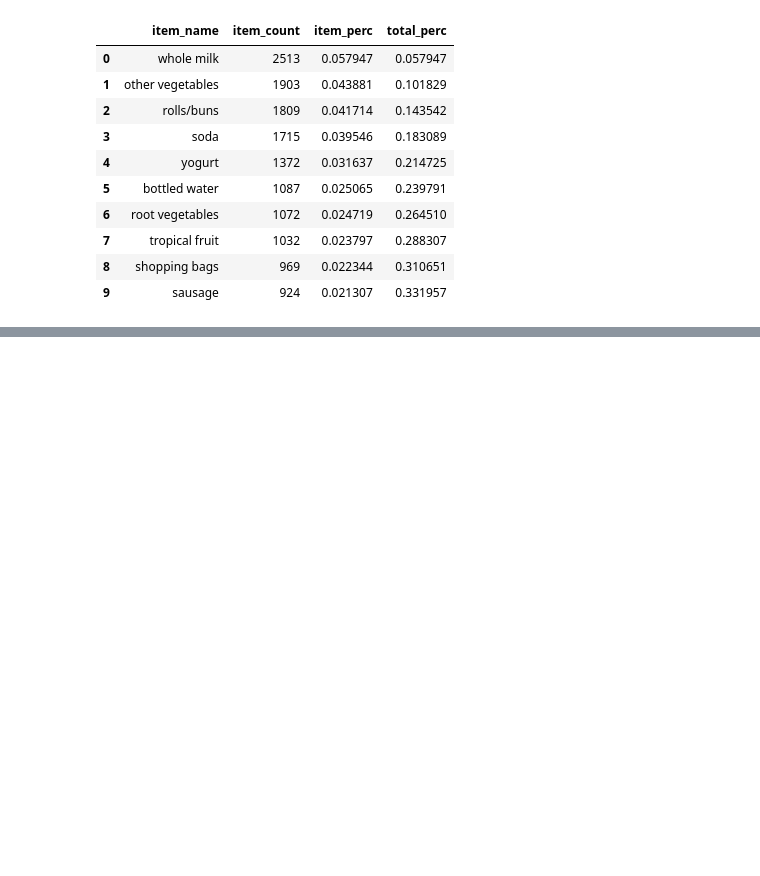
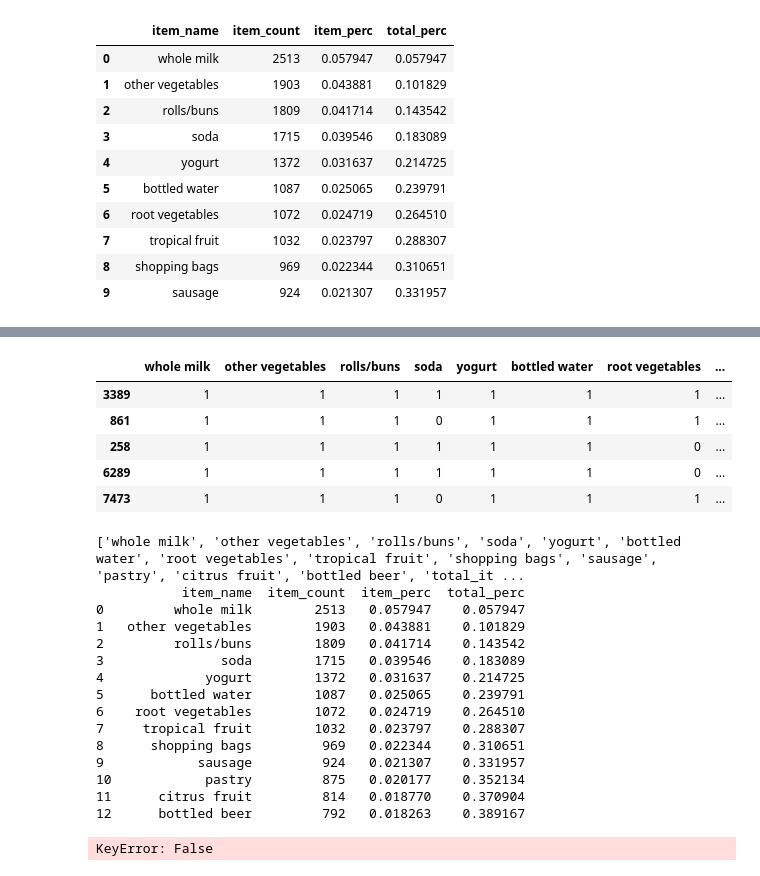
Before and after one commit to dongtv2/VTC_PYTHON_04, a Jupyter notebook: Labs/Lesson 03 - Problem Solving Cross and Up Selling.ipynb, the cells around one changed output, grey strips where cells are left out. Cells and saved outputs as stored; diff of their text form; code cells hidden in the pictures; blank space fills up the shorter version.

```diff
--- a/Labs/Lesson 03 - Problem Solving Cross and Up Selling.ipynb
+++ b/Labs/Lesson 03 - Problem Solving Cross and Up Selling.ipynb
@@ -102,0 +128,52 @@ item_summary_df.head(10)
+# %%
+# Prune Dataset for frequently purchased items
+input_df=grocery_df.copy()
+length_trans=2 # Nếu khách hàng nào mua 1 sản phẩm đóng góp vào 40 % doanh thu
+total_sales_perc=0.4
+
+item_count = input_df.sum().sort_values(ascending = False).reset_index()
+total_items = sum(input_df.sum().sort_values(ascending = False))
+item_count.rename(columns={item_count.columns[0]:'item_name',item_count.columns[1]:'item_count'}, inplace=True)
+item_count['item_perc'] = item_count['item_count']/total_items
+item_count['total_perc'] = item_count.item_perc.cumsum()
+# %%
+total_sales_perc=0.4
+selected_items = list(item_count[item_count.total_perc < total_sales_perc].item_name)
+input_df['total_items'] = input_df[selected_items].sum(axis = 1) # sum (axis = 1 ) tính tổng theo hàng ngang
+input_df = input_df[input_df.total_items >= length_trans] # Nếu khách hàng nào mua 1 sản phẩm đóng góp vào 40 % doanh thu bỏ, tính khách hàng mua từ 2 SPN
+# %%
+output_df = input_df[selected_items +["total_items"]]
+item_counts = item_count[item_count.total_perc < total_sales_perc]
+output_df = output_df.sort_values(by = "total_items", ascending= False)
+# %%
+display(output_df.head())
+print(list(output_df.columns))
+print(item_counts)
+# %% [output]
+|  | whole milk | other vegetables | rolls/buns | soda | yogurt | bottled water | root vegetables | ... |
+| 3389 | 1 | 1 | 1 | 1 | 1 | 1 | 1 | ... |
+| 861 | 1 | 1 | 1 | 0 | 1 | 1 | 1 | ... |
+| 258 | 1 | 1 | 1 | 1 | 1 | 1 | 0 | ... |
+| 6289 | 1 | 1 | 1 | 1 | 1 | 1 | 0 | ... |
+| 7473 | 1 | 1 | 1 | 0 | 1 | 1 | 1 | ... |
+['whole milk', 'other vegetables', 'rolls/buns', 'soda', 'yogurt', 'bottled water', 'root vegetables', 'tropical fruit', 'shopping bags', 'sausage', 'pastry', 'citrus fruit', 'bottled beer', 'total_it ...
+           item_name  item_count  item_perc  total_perc
+0         whole milk        2513   0.057947    0.057947
+1   other vegetables        1903   0.043881    0.101829
+2         rolls/buns        1809   0.041714    0.143542
+3               soda        1715   0.039546    0.183089
+4             yogurt        1372   0.031637    0.214725
+5      bottled water        1087   0.025065    0.239791
+6    root vegetables        1072   0.024719    0.264510
+7     tropical fruit        1032   0.023797    0.288307
+8      shopping bags         969   0.022344    0.310651
+9            sausage         924   0.021307    0.331957
+10            pastry         875   0.020177    0.352134
+11      citrus fruit         814   0.018770    0.370904
+12      bottled beer         792   0.018263    0.389167
+# %%
+item_check = "whole milk"
+check_df = output_df[output_df[item_check] == 1]
+check_df.head(10)
+# %% [output]
+KeyError: False
```
Also changed, not shown: parts of 5 cells of this notebook, 2 other files.
